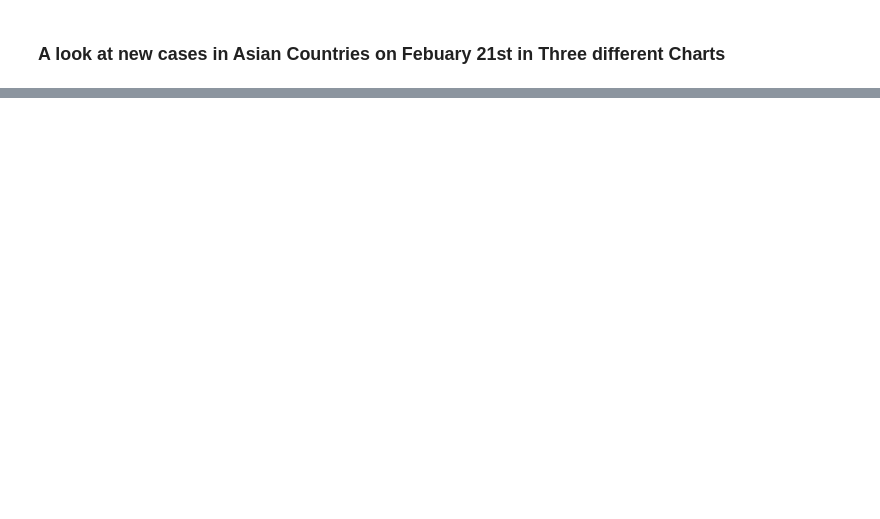
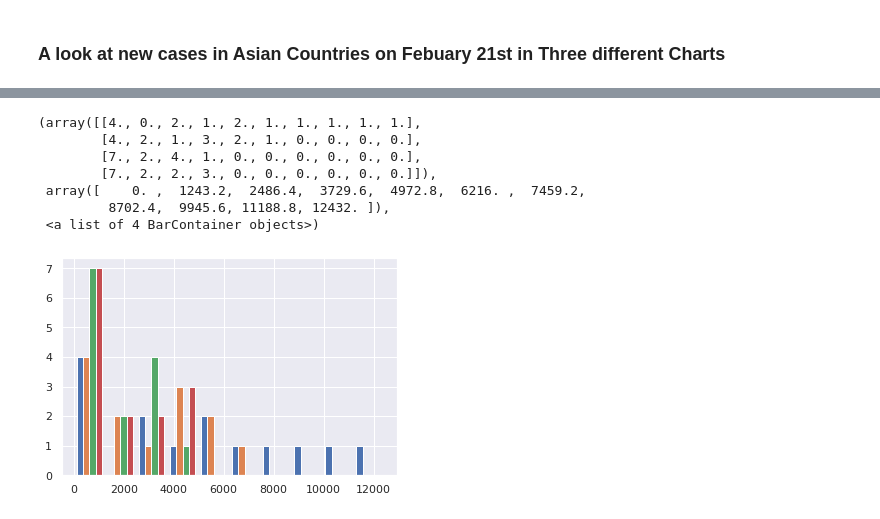
Before and after one commit to WhipSnake23/Python-Class-Project, a Jupyter notebook: Homework 5/Homework 5 Combined.ipynb, the cells around one changed output, grey strips where cells are left out. Cells and saved outputs as stored; diff of their text form; code cells hidden in the pictures; blank space fills up the shorter version.

```diff
--- a/Homework 5/Homework 5 Combined.ipynb
+++ b/Homework 5/Homework 5 Combined.ipynb
@@ -293,0 +401,15 @@ plt.show()
+# %%
+plt.hist([deathsByPeriod['total_deaths1'],
+          deathsByPeriod['total_deaths2'],
+          deathsByPeriod['total_deaths3'],
+          deathsByPeriod['total_deaths4']
+         ])
+# %% [output]
+(array([[4., 0., 2., 1., 2., 1., 1., 1., 1., 1.],
+        [4., 2., 1., 3., 2., 1., 0., 0., 0., 0.],
+        [7., 2., 4., 1., 0., 0., 0., 0., 0., 0.],
+        [7., 2., 2., 3., 0., 0., 0., 0., 0., 0.]]),
+ array([    0. ,  1243.2,  2486.4,  3729.6,  4972.8,  6216. ,  7459.2,
+         8702.4,  9945.6, 11188.8, 12432. ]),
+ <a list of 4 BarContainer objects>)
+[figure, added]
```
Also changed, not shown: parts of 23 cells of this notebook, 1 other file.
